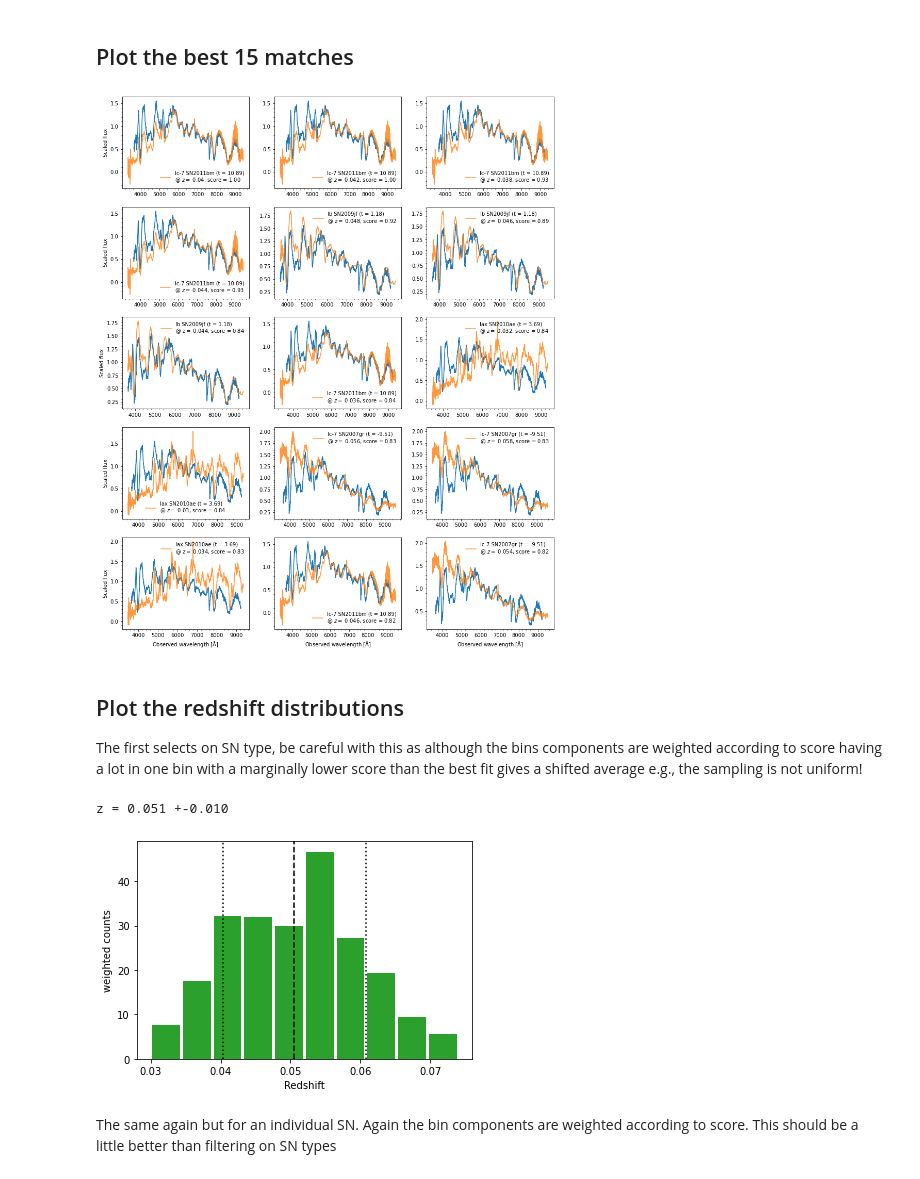
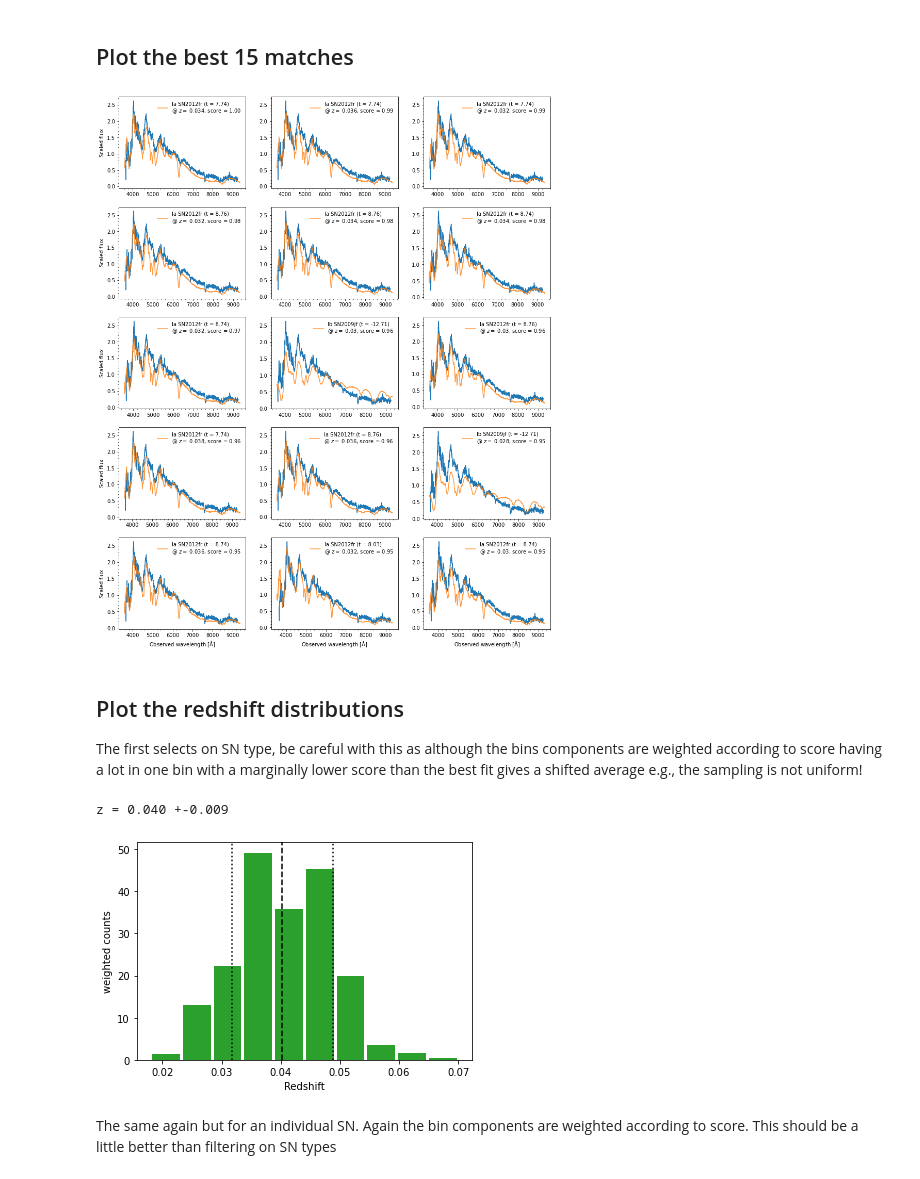
Before and after one commit to SiPrentice/SN_classifier, a Jupyter notebook: Classify_Supernovae.ipynb, the cells around one changed output. Saved outputs shown, nothing was run; the diff lists cells and outputs as text; code cells hidden in the pictures.

```diff
--- a/Classify_Supernovae.ipynb
+++ b/Classify_Supernovae.ipynb
@@ -137,6 +202,9 @@ Text(0.5, 0, 'Epoch [days]')
 ## Plot the best 15 matches
 # %%
 x , y = np.loadtxt(spectrum, usecols = (0,1) ,unpack= True )
+
+if E:
+    y = dered(x, y, 3.1, E)
 
 ref_lam = 6000
 
@@ -172,17 +240,17 @@ for i, spec in enumerate(all_specs):
     else:
         break
 # %% [output]
-[figure, old version]
+[figure, new version]
 # %% [markdown]
 ## Plot the redshift distributions
 The first selects on SN type, be careful with this as although the bins components are weighted according to score
 having a lot in one bin with a marginally lower score than the best fit gives a shifted average e.g., the sampling is not uniform!
 # %%
-z_stats = get_z_stats(get_type = 'Ic-7')
+z_stats = get_z_stats(get_type = 'Ia')
 print(f'z = {z_stats[0][1]:.3f} +-{z_stats[0][2]:.3f}'  )
 # %% [output]
-z = 0.051 +-0.010
+z = 0.040 +-0.009
-[figure, old version]
+[figure, new version]
 # %% [markdown]
 The same again but for an individual SN. Again the bin components are weighted according to score. This should be a little better than filtering on SN types
 # %%
```
Also changed, not shown: parts of 11 cells of this notebook, 1 other file.
